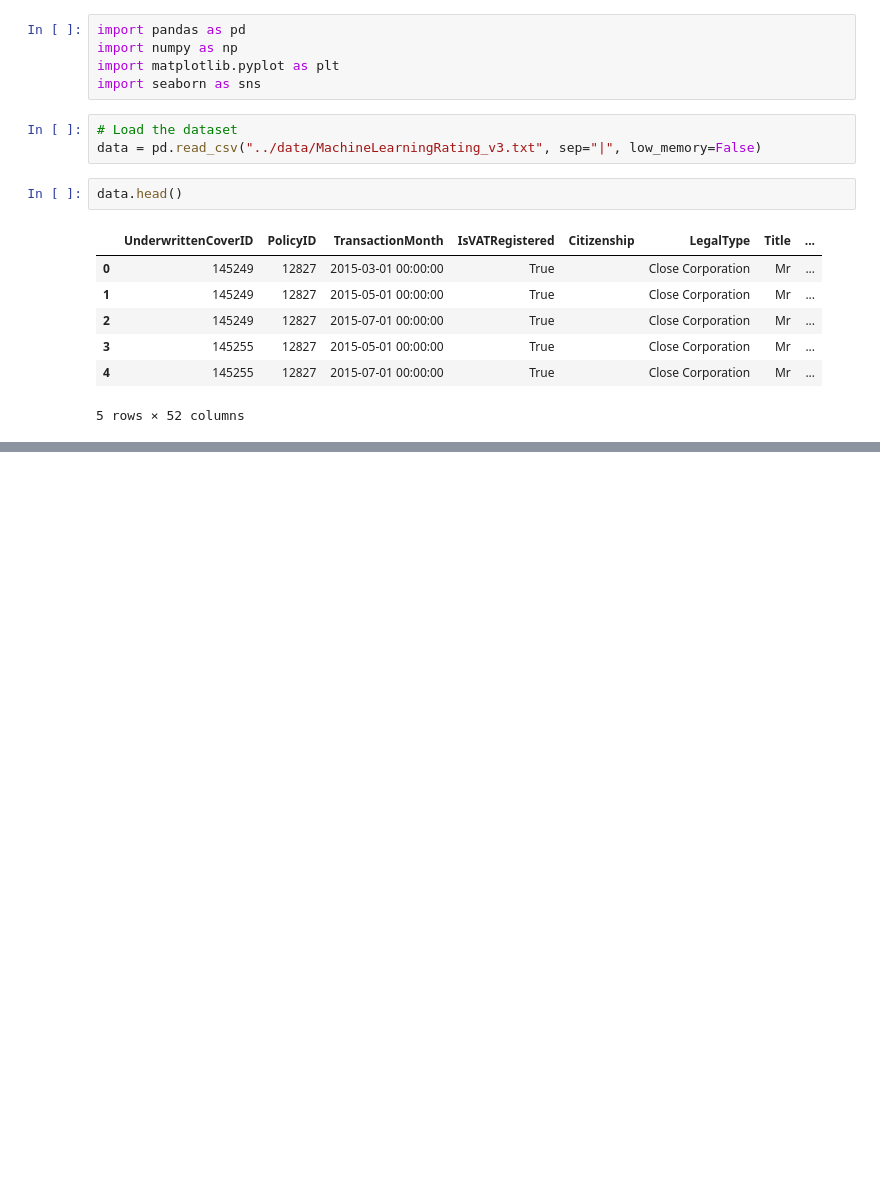
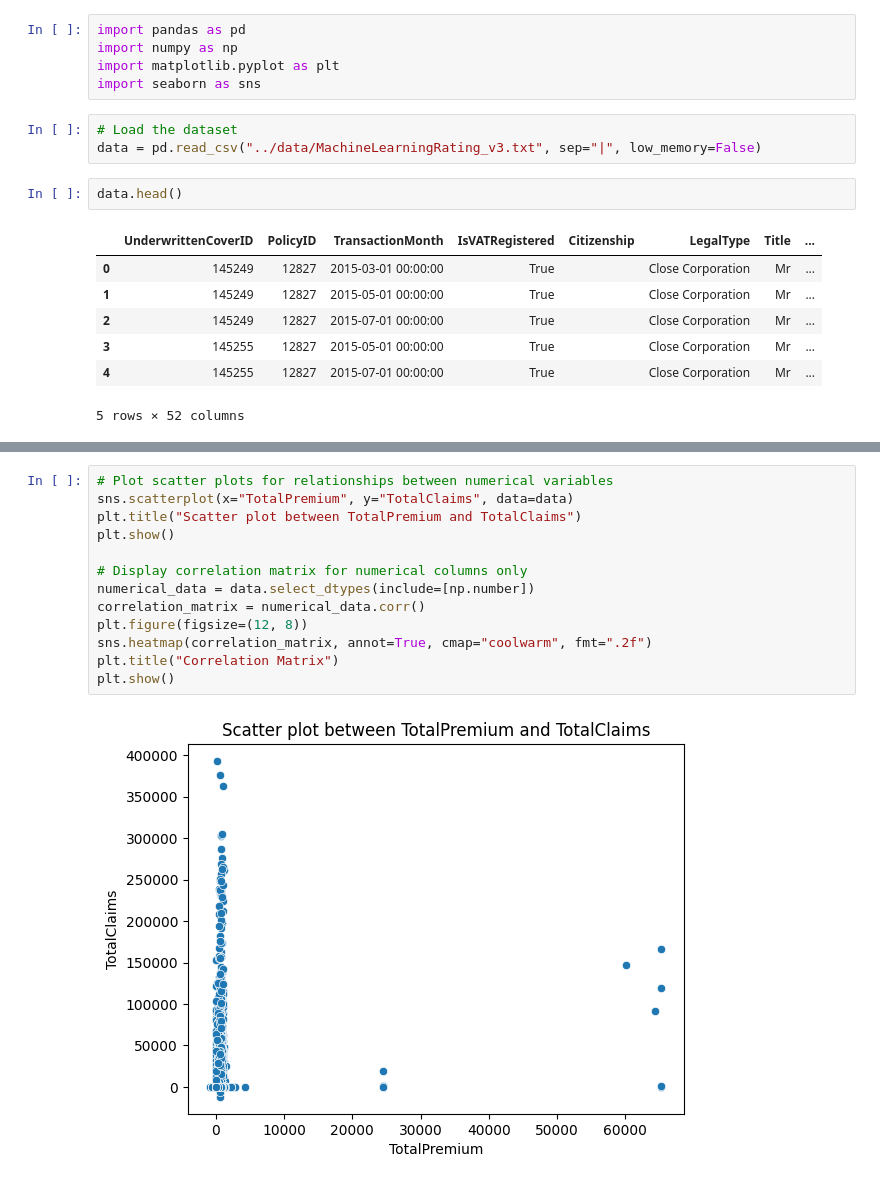
Before and after one commit to kiraassefa19/AlphaCare_Insurance_Analytics, a Jupyter notebook: notebook/Exploratory_Data_Analysis.ipynb, the cells around one changed output, grey strips where cells are left out. Cells and saved outputs as stored; diff of their text form; blank space fills up the shorter version.

```diff
--- a/notebook/Exploratory_Data_Analysis.ipynb
+++ b/notebook/Exploratory_Data_Analysis.ipynb
@@ -18,0 +135,15 @@ data.head()
+# %%
+# Plot scatter plots for relationships between numerical variables
+sns.scatterplot(x="TotalPremium", y="TotalClaims", data=data)
+plt.title("Scatter plot between TotalPremium and TotalClaims")
+plt.show()
+
+# Display correlation matrix for numerical columns only
+numerical_data = data.select_dtypes(include=[np.number])
+correlation_matrix = numerical_data.corr()
+plt.figure(figsize=(12, 8))
+sns.heatmap(correlation_matrix, annot=True, cmap="coolwarm", fmt=".2f")
+plt.title("Correlation Matrix")
+plt.show()
+# %% [output]
+[figure, added]
```
Also changed, not shown: parts of 9 cells of this notebook.
